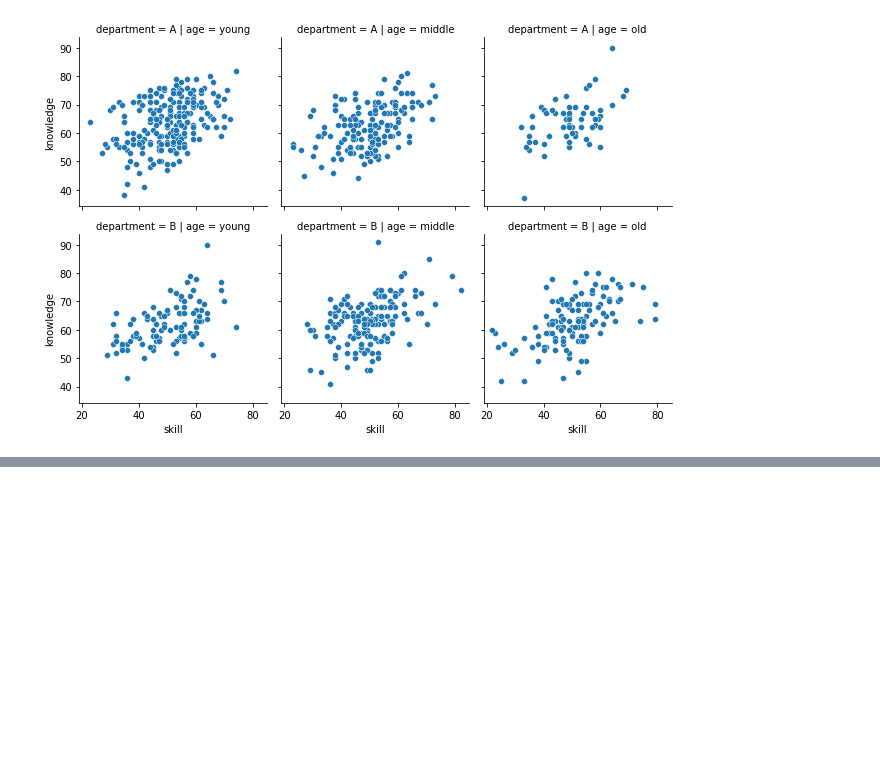
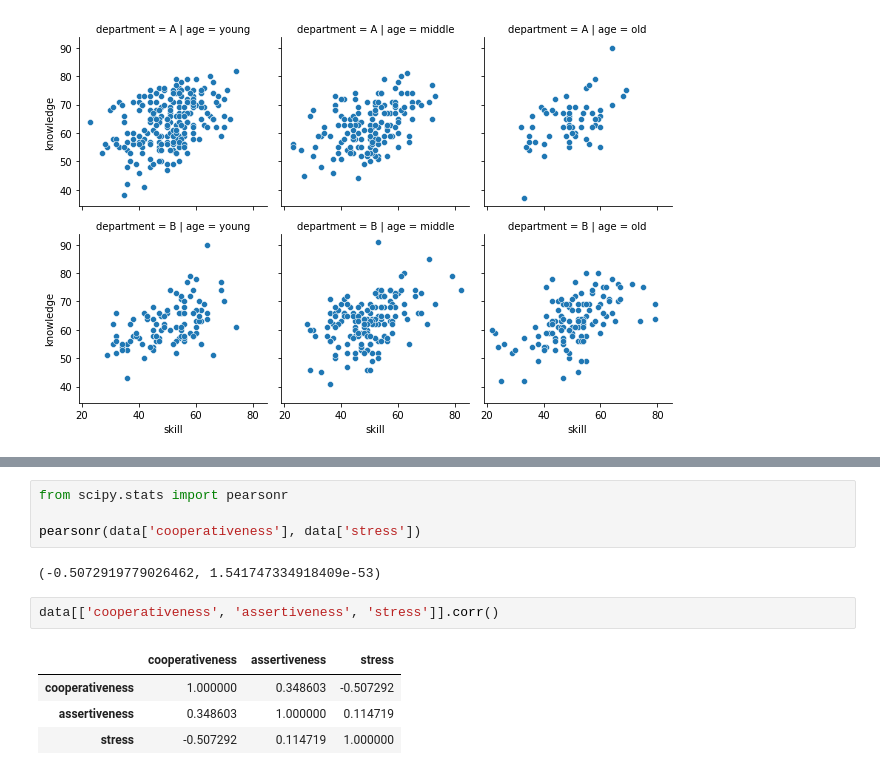
Before and after one commit to ceshmina/learn-statistical-modeling, a Jupyter notebook: work/multivariate/chapter1.ipynb, the cells around one changed output, grey strips where cells are left out. Drawn from its saved outputs; the diff is of its cells as text; blank space fills up the shorter version.

```diff
--- a/work/multivariate/chapter1.ipynb
+++ b/work/multivariate/chapter1.ipynb
@@ -265,0 +272,13 @@ sns.FacetGrid(data, col='age', col_order=['young', 'middle', 'old'], row='depart
+# %%
+from scipy.stats import pearsonr
+
+pearsonr(data['cooperativeness'], data['stress'])
+# %% [output]
+(-0.5072919779026462, 1.541747334918409e-53)
+# %%
+data[['cooperativeness', 'assertiveness', 'stress']].corr()
+# %% [output]
+|  | cooperativeness | assertiveness | stress |
+| cooperativeness | 1.000000 | 0.348603 | -0.507292 |
+| assertiveness | 0.348603 | 1.000000 | 0.114719 |
+| stress | -0.507292 | 0.114719 | 1.000000 |
```
Also changed, not shown: parts of 11 cells of this notebook.
